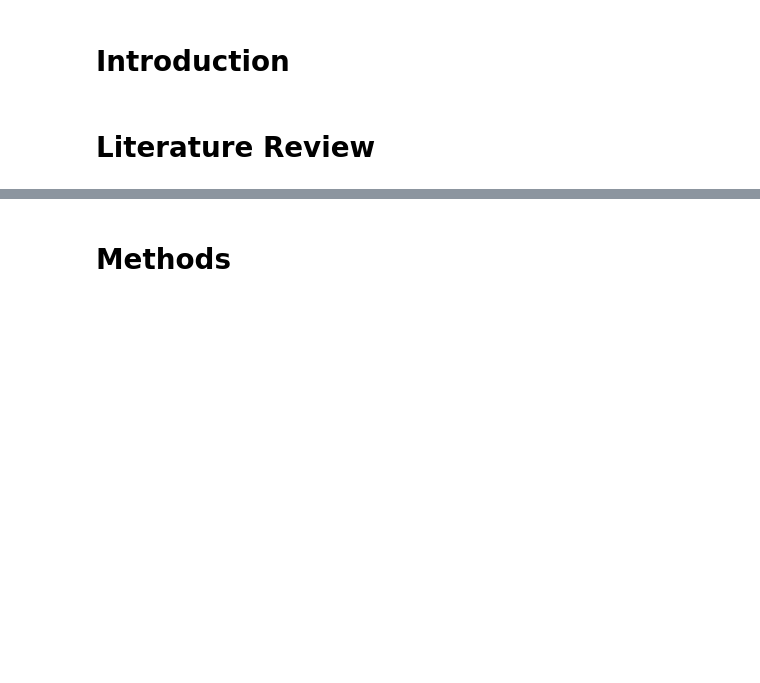
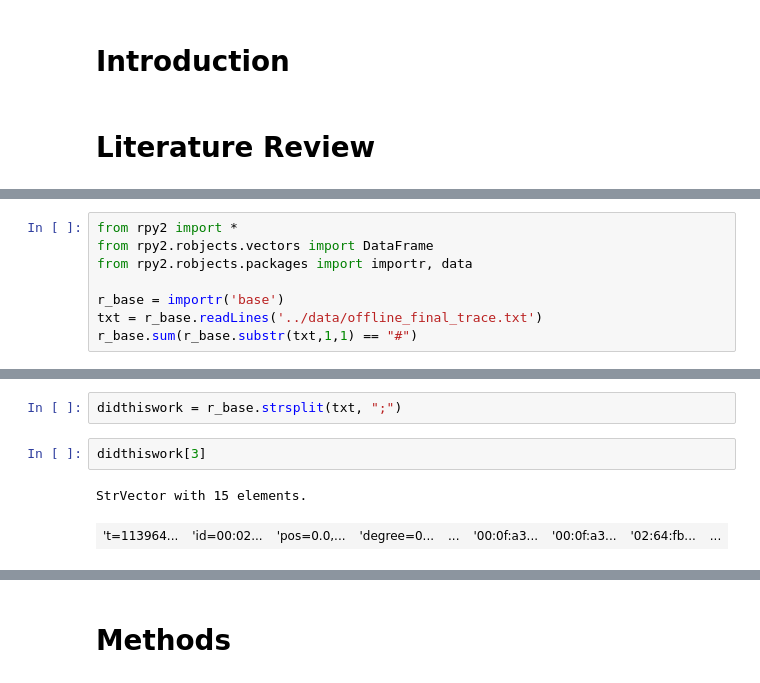
Before and after one commit to josteinstraume/real-time-location-system, a Jupyter notebook: notebooks/JBarryStraume_Week6CaseStudy.ipynb, the cells around one changed output, grey strips where cells are left out. Cells and saved outputs as stored; diff of their text form; blank space fills up the shorter version.

```diff
--- a/notebooks/JBarryStraume_Week6CaseStudy.ipynb
+++ b/notebooks/JBarryStraume_Week6CaseStudy.ipynb
@@ -33,0 +121,8 @@
+# %%
+from rpy2 import *
+from rpy2.robjects.vectors import DataFrame
+from rpy2.robjects.packages import importr, data
+
+r_base = importr('base')
+txt = r_base.readLines('../data/offline_final_trace.txt')
+r_base.sum(r_base.substr(txt,1,1) == "#")
@@ -33,0 +154,7 @@
+# %%
+didthiswork = r_base.strsplit(txt, ";")
+# %%
+didthiswork[3]
+# %% [output]
+StrVector with 15 elements.
+| 't=113964... | 'id=00:02... | 'pos=0.0,... | 'degree=0... | ... | '00:0f:a3... | '00:0f:a3... | '02:64:fb... | ... |
```
Also changed, not shown: parts of 44 cells of this notebook, 34 other files.
